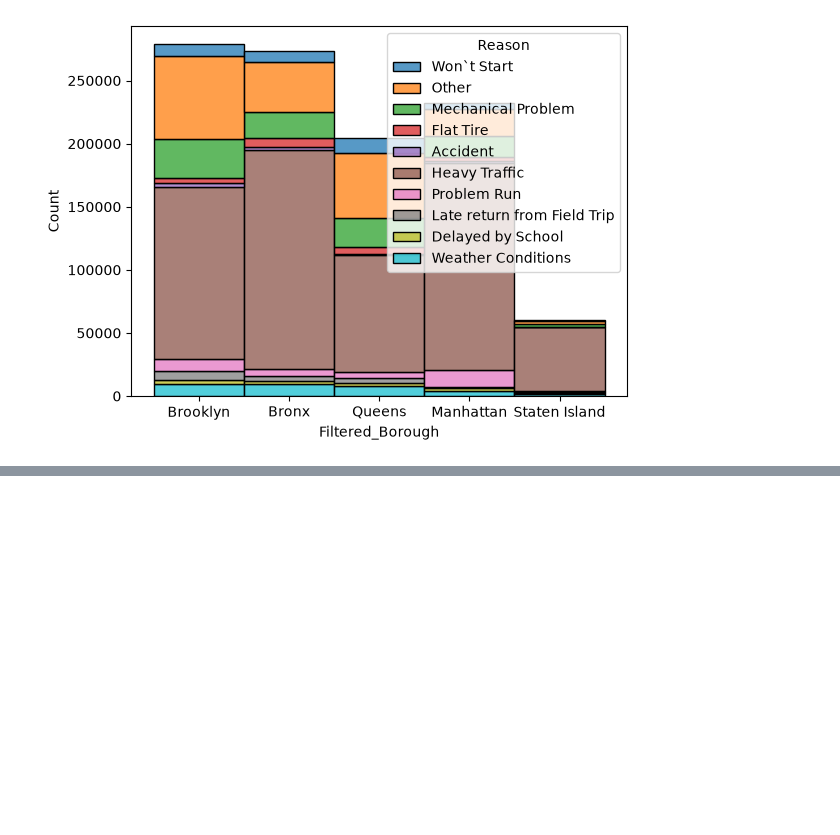
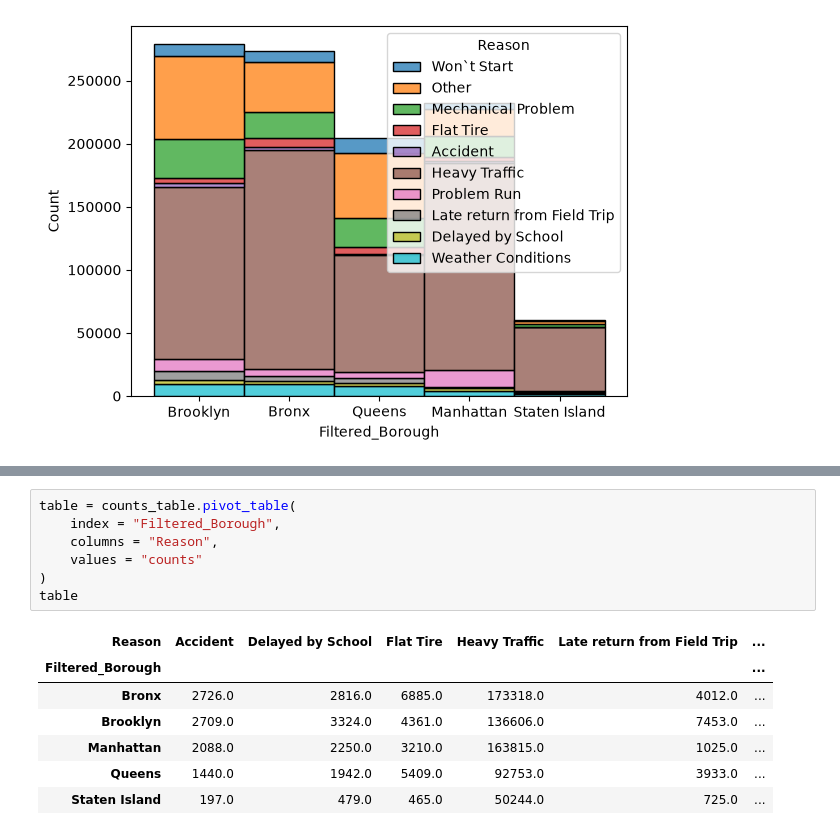
Before and after one commit to samnramos/bus-breakdown-and-delays-data, a Jupyter notebook: bus_breakdown.ipynb, the cells around one changed output, grey strips where cells are left out. Drawn from its saved outputs; the diff is of its cells as text; blank space fills up the shorter version.

```diff
--- a/bus_breakdown.ipynb
+++ b/bus_breakdown.ipynb
@@ -143,0 +212,15 @@ sns.histplot(
+# %%
+table = counts_table.pivot_table(
+    index = "Filtered_Borough",
+    columns = "Reason",
+    values = "counts"
+)
+table
+# %% [output]
+| Reason | Accident | Delayed by School | Flat Tire | Heavy Traffic | Late return from Field Trip | ... |
+| Filtered_Borough |  |  |  |  |  | ... |
+| Bronx | 2726.0 | 2816.0 | 6885.0 | 173318.0 | 4012.0 | ... |
+| Brooklyn | 2709.0 | 3324.0 | 4361.0 | 136606.0 | 7453.0 | ... |
+| Manhattan | 2088.0 | 2250.0 | 3210.0 | 163815.0 | 1025.0 | ... |
+| Queens | 1440.0 | 1942.0 | 5409.0 | 92753.0 | 3933.0 | ... |
+| Staten Island | 197.0 | 479.0 | 465.0 | 50244.0 | 725.0 | ... |
```
Also changed, not shown: parts of 6 cells of this notebook.
